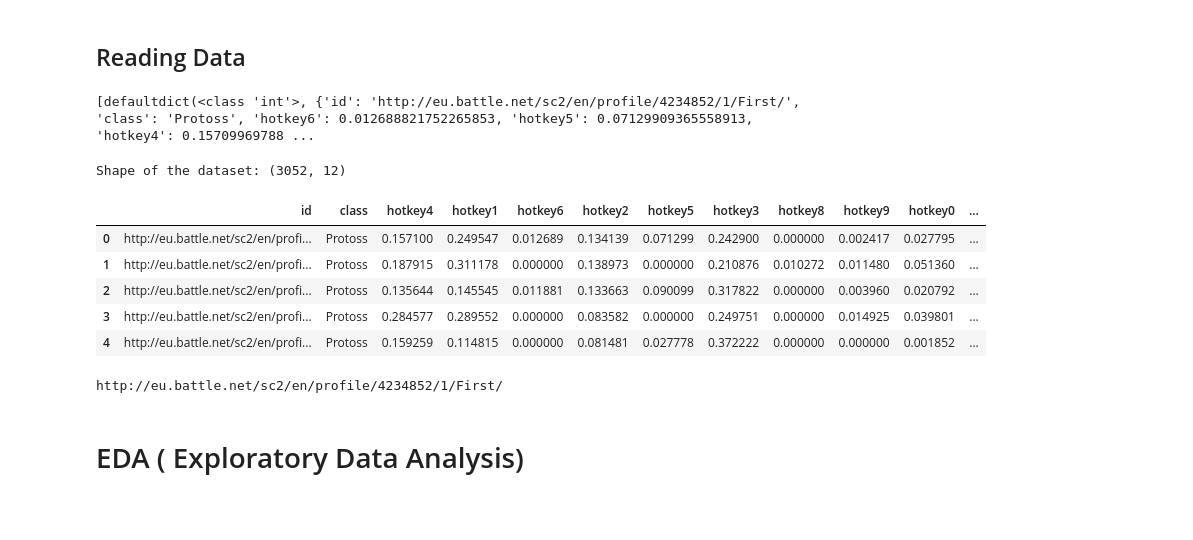
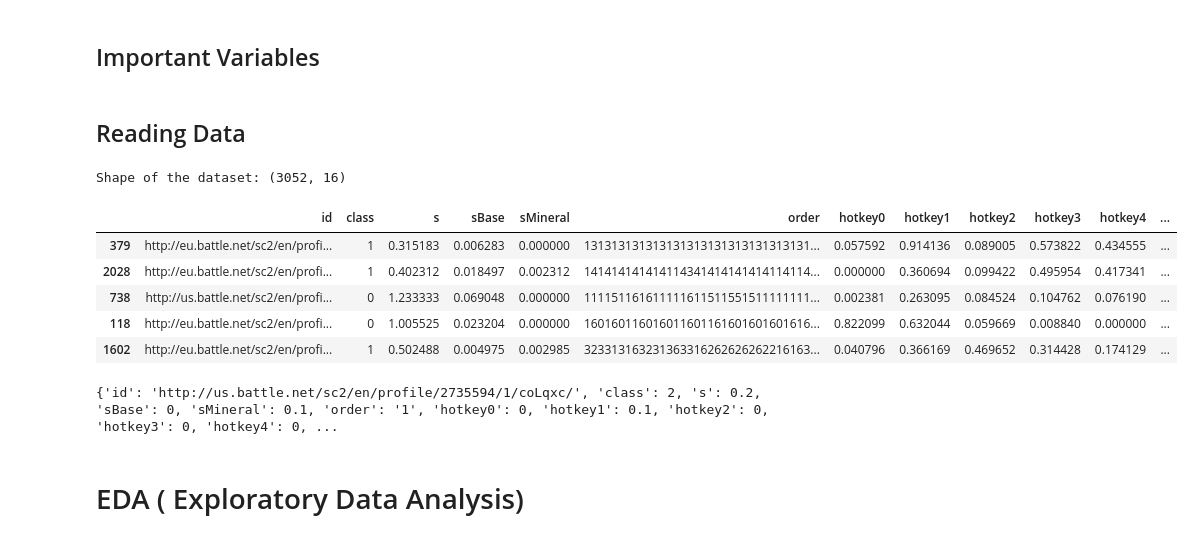
Before and after one commit to AguPereyra/StarcraftDataMiner, a Jupyter notebook: kernel/EDA.ipynb, the cells around one changed output. Cells and saved outputs as stored; diff of their text form; code cells hidden in the pictures; blank space fills up the shorter version.

```diff
--- a/kernel/EDA.ipynb
+++ b/kernel/EDA.ipynb
@@ -14,0 +18,2 @@ Using TensorFlow backend.
+# %% [markdown]
+## Important Variables
@@ -17,46 +46,53 @@ Using TensorFlow backend.
 # %%
 import csv
 from collections import defaultdict
-csv_file = '../TRAIN.CSV'
-with open(csv_file, newline='') as csv_text:
-    cvs_reader = csv.reader(csv_text, delimiter=',')
-    data = []
-    ids = []
+csv_file = '../data/input/TRAIN.CSV'
 
-    for row in cvs_reader:
+def get_train_data_():
+    with open(csv_file, newline='') as csv_text:
+        cvs_reader = csv.reader(csv_text, delimiter=',')
+        data = []
+        ids = []
 
-        ids.append(row[0])
-        train_dict = defaultdict(int)
-        train_dict['id'] = row[0]
-        train_dict['class'] = row[1]
+        for row in cvs_reader:
 
-        t = 0
-        for i in range(1, len(row)-2):
-            if 'hotkey' in row[len(row)-i] and t != 0:
-                train_dict[row[len(row)-i][:-1]] += 1/t
-            if 't' in row[len(row)-i][0] and t==0:
-                t = int(row[len(row)-i][1:])
-        data.append(train_dict)
+            ids.append(row[0])
+            train_dict = defaultdict(int)
+            train_dict['id'] = row[0]
+            train_dict['class'] = row[1]
 
-    print(data)
+            t = 0
+            for i in range(1, len(row)-2):
+                if 'hotkey' in row[len(row)-i] and t != 0:
+                    train_dict[row[len(row)-i][:-1]] += 1/t
+                if 't' in row[len(row)-i][0] and t==0:
+                    t = int(row[len(row)-i][1:])
+            data.append(train_dict)
+        return data, ids
+
+def zero_dict():
+    new_dict = {}
+    #Initialize to zero
+    for i in CSV_KEYS:
+        new_dict[i] = 0
+    return new_dict
-# %% [output]
-[defaultdict(<class 'int'>, {'id': 'http://eu.battle.net/sc2/en/profile/4234852/1/First/', 'class': 'Protoss', 'hotkey6': 0.012688821752265853, 'hotkey5': 0.07129909365558913, 'hotkey4': 0.15709969788 ...
 # %%
-df = pd.DataFrame(data, columns=train_dict.keys())
+data, ids= get_train_data()
+df = pd.DataFrame(data, columns=data[0].keys())
 print('Shape of the dataset: ' + str(df.shape))
-df.head().fillna(0)
+df.sample(n=5).fillna(0)
 # %% [output]
-Shape of the dataset: (3052, 12)
+Shape of the dataset: (3052, 16)
-|  | id | class | hotkey4 | hotkey1 | hotkey6 | hotkey2 | hotkey5 | hotkey3 | hotkey8 | hotkey9 | hotkey0 | ... |
-| 0 | http://eu.battle.net/sc2/en/profi... | Protoss | 0.157100 | 0.249547 | 0.012689 | 0.134139 | 0.071299 | 0.242900 | 0.000000 | 0.002417 | 0.027795 | ... |
-| 1 | http://eu.battle.net/sc2/en/profi... | Protoss | 0.187915 | 0.311178 | 0.000000 | 0.138973 | 0.000000 | 0.210876 | 0.010272 | 0.011480 | 0.051360 | ... |
-| 2 | http://eu.battle.net/sc2/en/profi... | Protoss | 0.135644 | 0.145545 | 0.011881 | 0.133663 | 0.090099 | 0.317822 | 0.000000 | 0.003960 | 0.020792 | ... |
-| 3 | http://eu.battle.net/sc2/en/profi... | Protoss | 0.284577 | 0.289552 | 0.000000 | 0.083582 | 0.000000 | 0.249751 | 0.000000 | 0.014925 | 0.039801 | ... |
-| 4 | http://eu.battle.net/sc2/en/profi... | Protoss | 0.159259 | 0.114815 | 0.000000 | 0.081481 | 0.027778 | 0.372222 | 0.000000 | 0.000000 | 0.001852 | ... |
+|  | id | class | s | sBase | sMineral | order | hotkey0 | hotkey1 | hotkey2 | hotkey3 | hotkey4 | ... |
+| 379 | http://eu.battle.net/sc2/en/profi... | 1 | 0.315183 | 0.006283 | 0.000000 | 131313131313131313131313131313131... | 0.057592 | 0.914136 | 0.089005 | 0.573822 | 0.434555 | ... |
+| 2028 | http://eu.battle.net/sc2/en/profi... | 1 | 0.402312 | 0.018497 | 0.002312 | 141414141414114341414141414114114... | 0.000000 | 0.360694 | 0.099422 | 0.495954 | 0.417341 | ... |
+| 738 | http://us.battle.net/sc2/en/profi... | 0 | 1.233333 | 0.069048 | 0.000000 | 111151161611111611511551511111111... | 0.002381 | 0.263095 | 0.084524 | 0.104762 | 0.076190 | ... |
+| 118 | http://eu.battle.net/sc2/en/profi... | 0 | 1.005525 | 0.023204 | 0.000000 | 160160116016011601161601601601616... | 0.822099 | 0.632044 | 0.059669 | 0.008840 | 0.000000 | ... |
+| 1602 | http://eu.battle.net/sc2/en/profi... | 1 | 0.502488 | 0.004975 | 0.002985 | 323313163231363316262626262216163... | 0.040796 | 0.366169 | 0.469652 | 0.314428 | 0.174129 | ... |
-# %%
-print(ids[0])
-# %% [output]
-http://eu.battle.net/sc2/en/profile/4234852/1/First/
+# %%
+print(data[561])
+# %% [output]
+{'id': 'http://us.battle.net/sc2/en/profile/2735594/1/coLqxc/', 'class': 2, 's': 0.2, 'sBase': 0, 'sMineral': 0.1, 'order': '1', 'hotkey0': 0, 'hotkey1': 0.1, 'hotkey2': 0, 'hotkey3': 0, 'hotkey4': 0, ...
 # %% [markdown]
 # EDA ( Exploratory Data Analysis)
 # %% [markdown]
```
Also changed, not shown: parts of 10 cells of this notebook.
